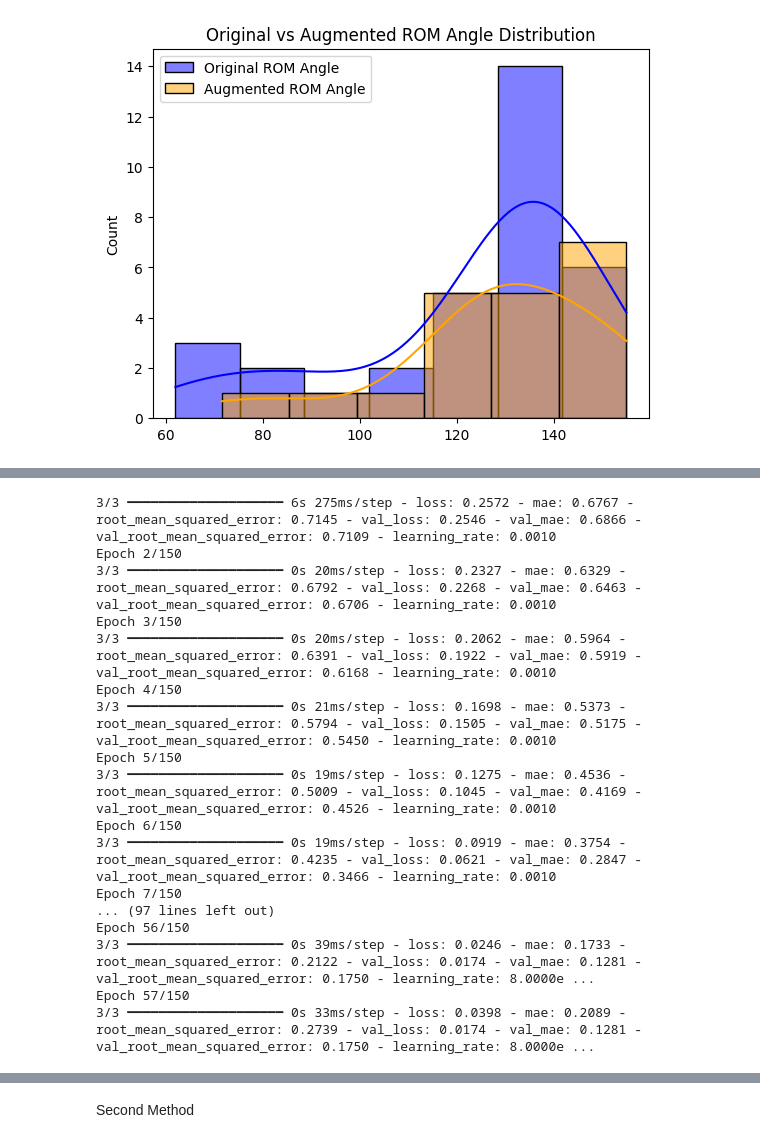
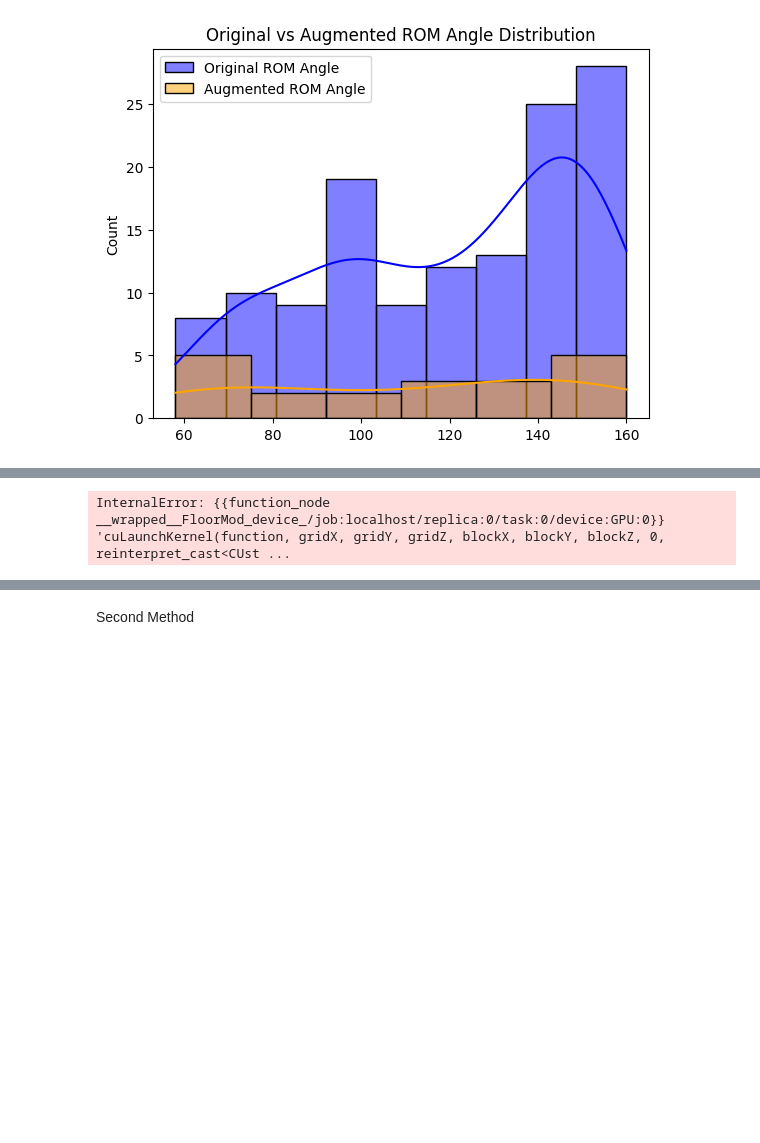
Before and after one commit to MalakaSupun/EMG-Controlled-Adaptive-Wearable-Robotic-Exoskeleton-for-Upper-Limb-Rehabilitation, a Jupyter notebook: New_Run/ROM_Angle_Prediction.ipynb, the cells around one changed output, grey strips where cells are left out. Cells and saved outputs as stored; diff of their text form; code cells hidden in the pictures; blank space fills up the shorter version.

```diff
--- a/New_Run/ROM_Angle_Prediction.ipynb
+++ b/New_Run/ROM_Angle_Prediction.ipynb
@@ -22,9 +20,9 @@ import seaborn as sns
 
 
 # Load and prepare data
-file_path = '/content/All_Data.xlsx'
+file_path = 'New_Data/All_Data.xlsx'
 data_01 = pd.read_excel(file_path)
-Data = data_01.loc[:, 'Average ROM Angle':90].values
+Data = data_01.loc[:, 'ROM_angle':90].values
 
 # Extract Min and Max ROM angle from the original data
 rom_angle_min = Data[:, 0].min()
@@ -156,31 +154,31 @@ inv_pred = predictions * (y_max - y_min) + y_min
 inv_y_test = y_test * (y_max - y_min) + y_min
 
 # Metrics
 mape = np.mean(np.abs((inv_y_test - inv_pred.flatten()) / inv_y_test)) * 100
 test_accuracy = 100 - mape  # Higher accuracy corresponds to lower error
 r2 = r2_score(inv_y_test, inv_pred)
 mae = mean_absolute_error(inv_y_test, inv_pred)
 mse = mean_squared_error(inv_y_test, inv_pred)
 rmse = np.sqrt(mse)
 
 # Results
 print("\nFinal Metrics:")
 print(f'R2 Score: {r2 * 100:.2f}%')
 print(f'MAE: {mae:.5f}')
 print(f'MSE: {mse:.5f}')
 print(f'RMSE: {rmse:.5f}')
 print(f'Test Accuracy (based on MAPE): {test_accuracy:.2f}%')
 
 # Plot Actual vs Predicted
 plt.figure(figsize=(10, 8))
 plt.scatter(inv_y_test, inv_pred, alpha=0.5)
 plt.plot([inv_y_test.min(), inv_y_test.max()], [inv_y_test.min(), inv_y_test.max()], 'r--')
 plt.title('Actual vs Predicted')
 plt.xlabel('Actual Values')
 plt.ylabel('Predicted Values')
 plt.show()
 
 # Save the model
 model.save('cnn_lstm_emg_model.h5')
 # %% [output]
-[figure, old version]
+[figure, new version]
@@ -188,17 +191 @@ Epoch 1/150
-3/3 ━━━━━━━━━━━━━━━━━━━━ 6s 275ms/step - loss: 0.2572 - mae: 0.6767 - root_mean_squared_error: 0.7145 - val_loss: 0.2546 - val_mae: 0.6866 - val_root_mean_squared_error: 0.7109 - learning_rate: 0.0010
-Epoch 2/150
-3/3 ━━━━━━━━━━━━━━━━━━━━ 0s 20ms/step - loss: 0.2327 - mae: 0.6329 - root_mean_squared_error: 0.6792 - val_loss: 0.2268 - val_mae: 0.6463 - val_root_mean_squared_error: 0.6706 - learning_rate: 0.0010
-Epoch 3/150
-3/3 ━━━━━━━━━━━━━━━━━━━━ 0s 20ms/step - loss: 0.2062 - mae: 0.5964 - root_mean_squared_error: 0.6391 - val_loss: 0.1922 - val_mae: 0.5919 - val_root_mean_squared_error: 0.6168 - learning_rate: 0.0010
-Epoch 4/150
-3/3 ━━━━━━━━━━━━━━━━━━━━ 0s 21ms/step - loss: 0.1698 - mae: 0.5373 - root_mean_squared_error: 0.5794 - val_loss: 0.1505 - val_mae: 0.5175 - val_root_mean_squared_error: 0.5450 - learning_rate: 0.0010
-Epoch 5/150
-3/3 ━━━━━━━━━━━━━━━━━━━━ 0s 19ms/step - loss: 0.1275 - mae: 0.4536 - root_mean_squared_error: 0.5009 - val_loss: 0.1045 - val_mae: 0.4169 - val_root_mean_squared_error: 0.4526 - learning_rate: 0.0010
-Epoch 6/150
-3/3 ━━━━━━━━━━━━━━━━━━━━ 0s 19ms/step - loss: 0.0919 - mae: 0.3754 - root_mean_squared_error: 0.4235 - val_loss: 0.0621 - val_mae: 0.2847 - val_root_mean_squared_error: 0.3466 - learning_rate: 0.0010
-Epoch 7/150
-... (97 lines left out)
-Epoch 56/150
-3/3 ━━━━━━━━━━━━━━━━━━━━ 0s 39ms/step - loss: 0.0246 - mae: 0.1733 - root_mean_squared_error: 0.2122 - val_loss: 0.0174 - val_mae: 0.1281 - val_root_mean_squared_error: 0.1750 - learning_rate: 8.0000e ...
-Epoch 57/150
-3/3 ━━━━━━━━━━━━━━━━━━━━ 0s 33ms/step - loss: 0.0398 - mae: 0.2089 - root_mean_squared_error: 0.2739 - val_loss: 0.0174 - val_mae: 0.1281 - val_root_mean_squared_error: 0.1750 - learning_rate: 8.0000e ...
+InternalError: {{function_node __wrapped__FloorMod_device_/job:localhost/replica:0/task:0/device:GPU:0}} 'cuLaunchKernel(function, gridX, gridY, gridZ, blockX, blockY, blockZ, 0, reinterpret_cast<CUst ...
```
Also changed, not shown: parts of 4 cells of this notebook, 1 other file.
